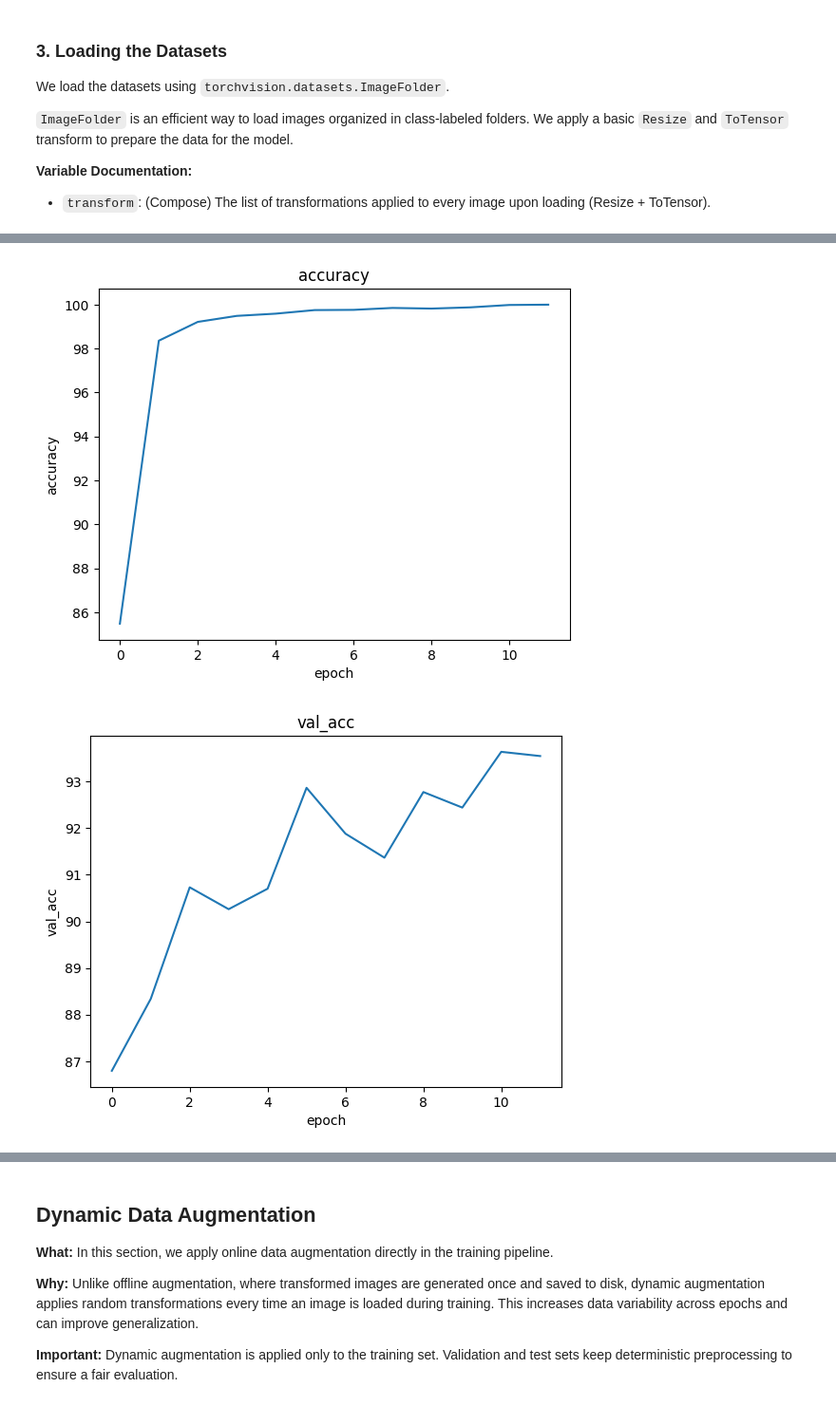
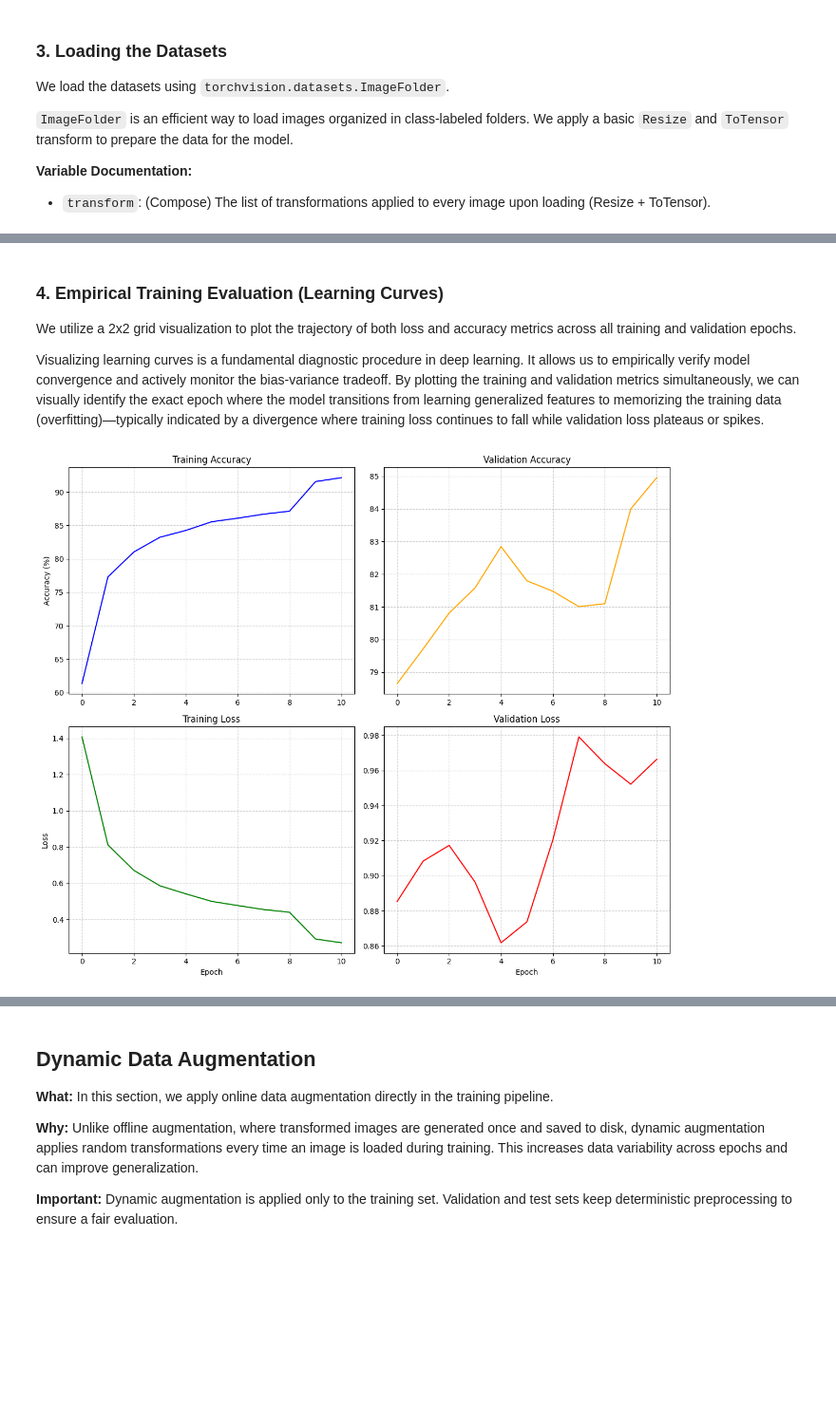
Before and after one commit to Pauloarf/VCPI2526, a Jupyter notebook: VC/src/Report.ipynb, the cells around one changed output, grey strips where cells are left out. Shown at 95% size. Drawn from its saved outputs; the diff is of its cells as text; code cells hidden in the pictures; blank space fills up the shorter version.

```diff
--- a/VC/src/Report.ipynb
+++ b/VC/src/Report.ipynb
@@ -60,7 +60,7 @@ GPUs can process large batches of data in parallel, making them much faster than
 device = torch.device('cuda' if torch.cuda.is_available() else 'cpu')
 print(f"Using device: {device}")
 
-RESET_DATASET = False
+RESET_DATASET = True
 
 PATH_ORIGINAL = '../datasets/original_train_images'
 PATH_TRAIN_ROOT = '../datasets/train_images'
@@ -69,17 +69,17 @@ PATH_TEST = '../datasets/test_images'
 PATH_VAL = '../datasets/val_images'
 
 BATCH_SIZE = 32
-IMAGE_SIZE = 16
+IMAGE_SIZE = 32
 
 AUGMENTATION_OPTIONS = {
     'rotate': True,           # Rotates image between -15,15
-    'affine': False,          # Applys transformations (translate and scale)
+    'affine': True,          # Applys transformations (translate and scale)
     'color': True,            # Changes the image color
-    'perspective': False,     # Simulates a change in perspective
+    'perspective': True,     # Simulates a change in perspective
     'blur': True,             # Applys blur to the image
-    'sharpness': True,        # Sharpens the image
-    'grayscale': True,        # Applys grayscale
-    'noise': False,
+    'sharpness': False,        # Sharpens the image
+    'grayscale': False,        # Applys grayscale
+    'noise': True,
 }
 
 if RESET_DATASET:
@@ -149,6 +149,19 @@ classes = [
     'KeepR', 'KeepL', 'Roundabt', 'EndNoP', 'EndNoP>3.5t'
 ]
 
+"""
+
+classes = [
+    '00', '01', '02', '03', '04', '05', '06', '07', '08',
+    '09', '10', '11', '12', '13',
+    '14', '15', '16', '17', '18', '19',
+    '20', '21', '22', '23', '24', '25',
+    '26', '27', '28', '29', '30', '31',
+    '32', '33', '34', '35', '36', '37',
+    '38', '39', '40', '41', '42'
+]
+"""
+
 our_util.show_random_samples(train_set, classes, "Random Training Samples")
 our_util.show_random_samples(val_set, classes, "Random Validation Samples")
 our_util.show_random_samples(test_set, classes, "Random Test Samples")
@@ -385,5 +413,10 @@ KeyboardInterrupt:
+# %% [markdown]
+### 4. Empirical Training Evaluation (Learning Curves)
+
+We utilize a 2x2 grid visualization to plot the trajectory of both loss and accuracy metrics across all training and validation epochs.
+
+Visualizing learning curves is a fundamental diagnostic procedure in deep learning. It allows us to empirically verify model convergence and actively monitor the bias-variance tradeoff. By plotting the training and validation metrics simultaneously, we can visually identify the exact epoch where the model transitions from learning generalized features to memorizing the training data (overfitting)—typically indicated by a divergence where training loss continues to fall while validation loss plateaus or spikes.
 # %%
-vcpi_util.show_history(history_baseline)
+vcpi_util.show_history_2x2(history_baseline)
 # %% [output]
-[figure, old version]
+[figure, new version]
-[figure, removed]
```
Also changed, not shown: parts of 31 cells of this notebook, 7 other files.
